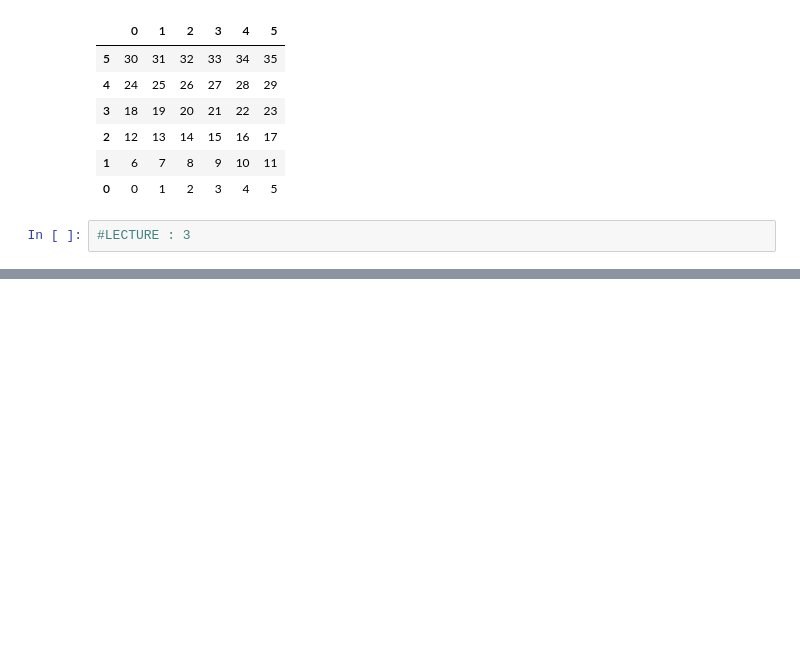
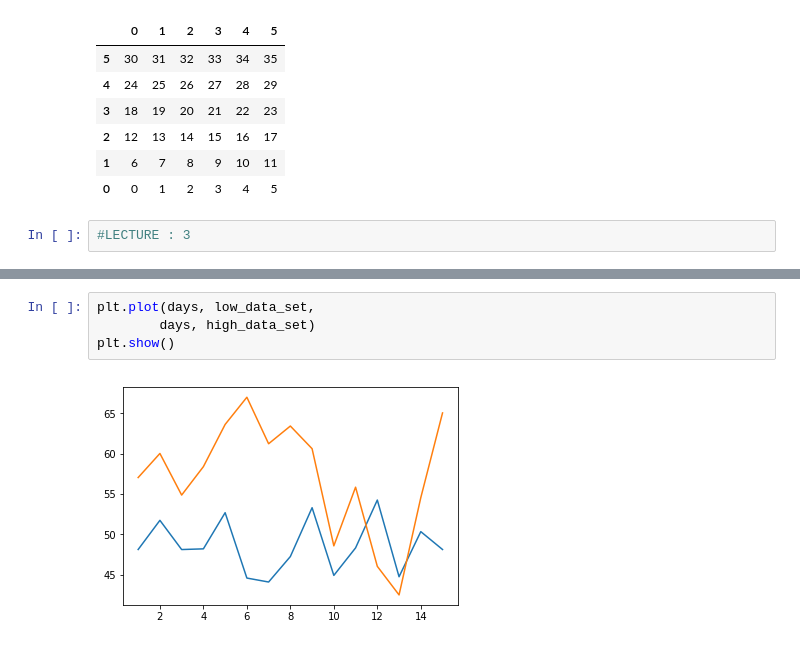
Before and after one commit to samy280497/datawrangling, a Jupyter notebook: Python data wrangling complete notebook.ipynb, the cells around one changed output, grey strips where cells are left out. Drawn from its saved outputs; the diff is of its cells as text; blank space fills up the shorter version.

```diff
--- a/Python data wrangling complete notebook.ipynb
+++ b/Python data wrangling complete notebook.ipynb
@@ -334,0 +374,6 @@ DF_sorted
+# %%
+plt.plot(days, low_data_set,
+        days, high_data_set)
+plt.show()
+# %% [output]
+[figure, added]
```
Also changed, not shown: parts of 11 cells of this notebook.
